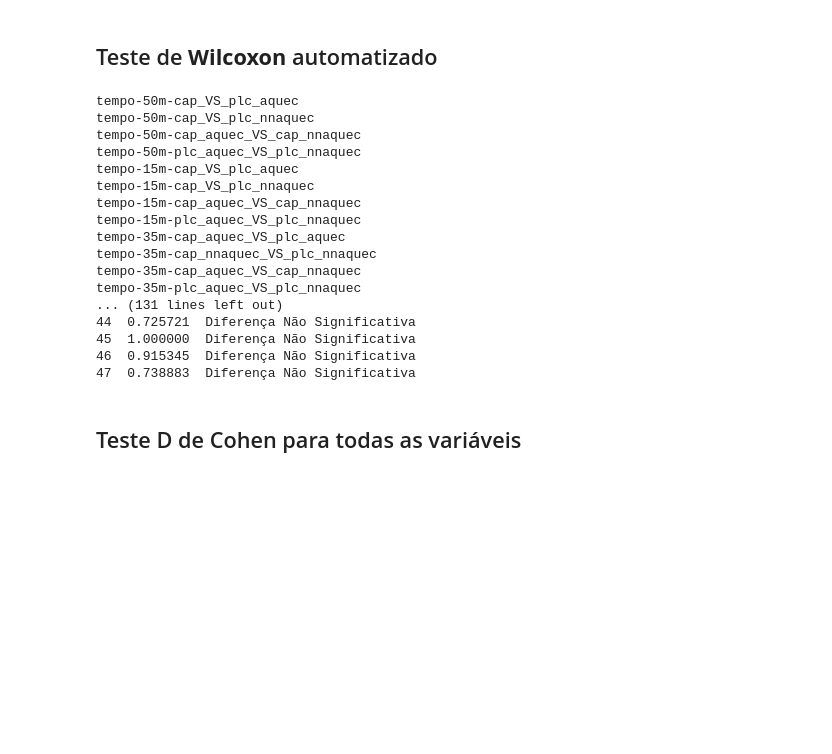
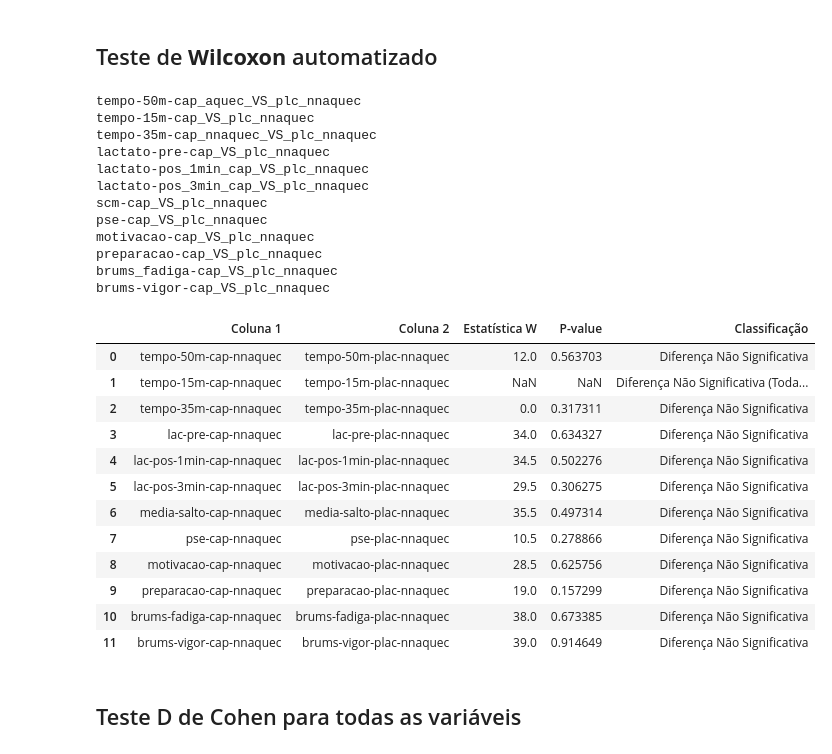
Before and after one commit to leprogramar/obsidian, a Jupyter notebook: Dissertacao-versoes/Dissertacao-versao-6/analise_dados.ipynb, the cells around one changed output. Drawn from its saved outputs; the diff is of its cells as text; code cells hidden in the pictures; blank space fills up the shorter version.

```diff
--- a/Dissertacao-versoes/Dissertacao-versao-6/analise_dados.ipynb
+++ b/Dissertacao-versoes/Dissertacao-versao-6/analise_dados.ipynb
@@ -330,57 +438,73 @@ print(df_resultados) # Exibe o DataFrame
 ## Teste de **Wilcoxon** automatizado
 # %%
 # Teste de Wilcoxon automatizado gerarando DataFrame
-
 resultados = []
 def wilcoxon_test(colun1, colun2):
     values1 = df[colun1]
     values2 = df[colun2]
-    res = wilcoxon(values1.dropna(), values2.dropna())  # Remove valores NaN antes do teste
-    if res.pvalue < 0.05:
-        classification = 'Diferença Significativa'
+
+    # Handle the case where all differences are zero
+    diff = values1.dropna() - values2.dropna()
+    if all(diff == 0):
+        classification = 'Diferença Não Significativa (Todas as diferenças são zero)'
+        statistic = None
+        pvalue = None
     else:
-        classification = 'Diferença Não Significativa'
+        res = wilcoxon(values1.dropna(), values2.dropna(), zero_method='Pratt')  # Use 'Pratt' instead of 'wilcox' for zero differences
+        if res.pvalue <= 0.05:
+            classification = 'Diferença Significativa'
+        else:
+            classification = 'Diferença Não Significativa'
+        statistic = res.statistic
+        pvalue = res.pvalue
 
     resultado = { # Armazena os resultados em um dicionário
         'Coluna 1': colun1,
         'Coluna 2': colun2,
-        'Estatística W': res.statistic,
-        'P-value': res.pvalue,
+        'Estatística W': statistic,
+        'P-value': pvalue,
         'Classificação': classification
     }
 
     resultados.append(resultado)  # Adiciona o dicionário à lista de resultados
 
 for k, v in calculos_test_t.items():
     print(k)
     colun1 = v["colun1"]
     colun2 = v["colun2"]
     wilcoxon_test(colun1, colun2)
 
 
 df_resultados = pd.DataFrame(resultados) # Converte a lista de resultados em um DataFrame
 
 df_resultados.to_csv('wilcoxon_test_resultado.csv', index=True) # Salva o DataFrame em um arquivo CSV
-
-print(df_resultados) # Exibe o DataFrame
+df_resultados
 # %% [output]
-tempo-50m-cap_VS_plc_aquec
-tempo-50m-cap_VS_plc_nnaquec
-tempo-50m-cap_aquec_VS_cap_nnaquec
-tempo-50m-plc_aquec_VS_plc_nnaquec
-tempo-15m-cap_VS_plc_aquec
+tempo-50m-cap_aquec_VS_plc_nnaquec
 tempo-15m-cap_VS_plc_nnaquec
-tempo-15m-cap_aquec_VS_cap_nnaquec
-tempo-15m-plc_aquec_VS_plc_nnaquec
-tempo-35m-cap_aquec_VS_plc_aquec
 tempo-35m-cap_nnaquec_VS_plc_nnaquec
-tempo-35m-cap_aquec_VS_cap_nnaquec
-tempo-35m-plc_aquec_VS_plc_nnaquec
-... (131 lines left out)
-44  0.725721  Diferença Não Significativa
-45  1.000000  Diferença Não Significativa
-46  0.915345  Diferença Não Significativa
-47  0.738883  Diferença Não Significativa
+lactato-pre-cap_VS_plc_nnaquec
+lactato-pos_1min_cap_VS_plc_nnaquec
+lactato-pos_3min_cap_VS_plc_nnaquec
+scm-cap_VS_plc_nnaquec
+pse-cap_VS_plc_nnaquec
+motivacao-cap_VS_plc_nnaquec
+preparacao-cap_VS_plc_nnaquec
+brums_fadiga-cap_VS_plc_nnaquec
+brums-vigor-cap_VS_plc_nnaquec
+|  | Coluna 1 | Coluna 2 | Estatística W | P-value | Classificação |
+| 0 | tempo-50m-cap-nnaquec | tempo-50m-plac-nnaquec | 12.0 | 0.563703 | Diferença Não Significativa |
+| 1 | tempo-15m-cap-nnaquec | tempo-15m-plac-nnaquec | NaN | NaN | Diferença Não Significativa (Toda... |
+| 2 | tempo-35m-cap-nnaquec | tempo-35m-plac-nnaquec | 0.0 | 0.317311 | Diferença Não Significativa |
+| 3 | lac-pre-cap-nnaquec | lac-pre-plac-nnaquec | 34.0 | 0.634327 | Diferença Não Significativa |
+| 4 | lac-pos-1min-cap-nnaquec | lac-pos-1min-plac-nnaquec | 34.5 | 0.502276 | Diferença Não Significativa |
+| 5 | lac-pos-3min-cap-nnaquec | lac-pos-3min-plac-nnaquec | 29.5 | 0.306275 | Diferença Não Significativa |
+| 6 | media-salto-cap-nnaquec | media-salto-plac-nnaquec | 35.5 | 0.497314 | Diferença Não Significativa |
+| 7 | pse-cap-nnaquec | pse-plac-nnaquec | 10.5 | 0.278866 | Diferença Não Significativa |
+| 8 | motivacao-cap-nnaquec | motivacao-plac-nnaquec | 28.5 | 0.625756 | Diferença Não Significativa |
+| 9 | preparacao-cap-nnaquec | preparacao-plac-nnaquec | 19.0 | 0.157299 | Diferença Não Significativa |
+| 10 | brums-fadiga-cap-nnaquec | brums-fadiga-plac-nnaquec | 38.0 | 0.673385 | Diferença Não Significativa |
+| 11 | brums-vigor-cap-nnaquec | brums-vigor-plac-nnaquec | 39.0 | 0.914649 | Diferença Não Significativa |
 # %% [markdown]
 ## Teste D de Cohen para todas as variáveis
 # %%
```
Also changed, not shown: parts of 14 cells of this notebook.
